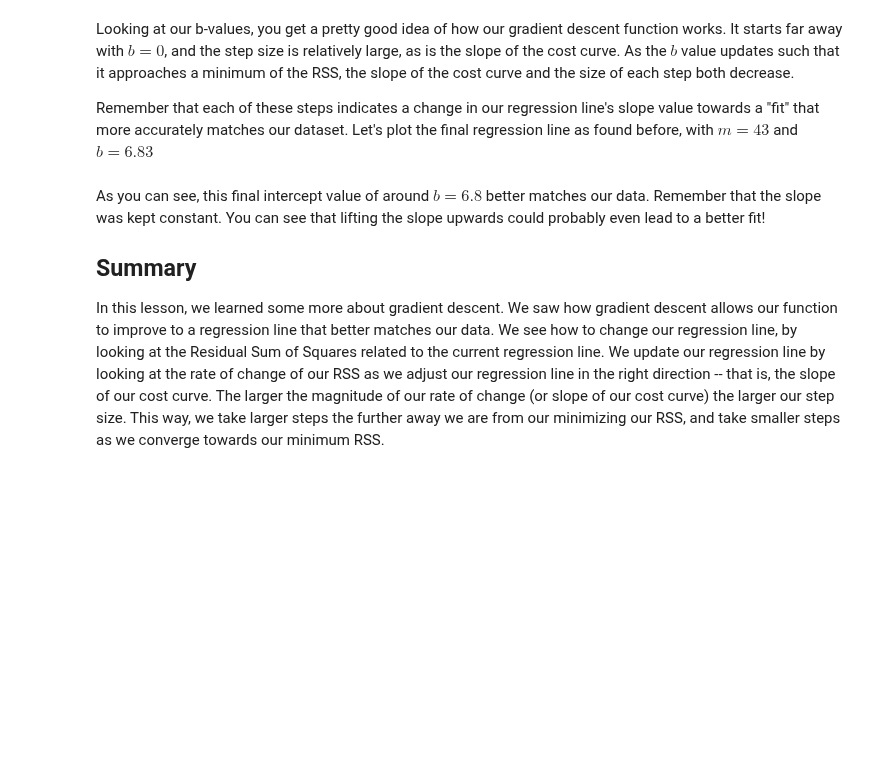
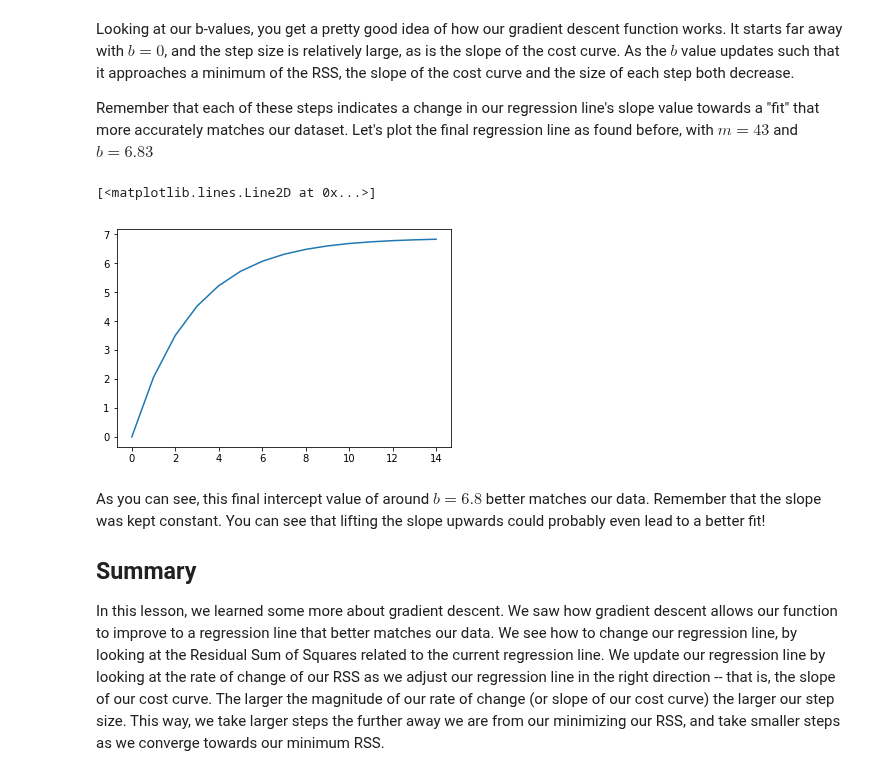
Before and after one commit to npschafer/dsc-gradient-descent-step-sizes-lab-houston-ds-042219, a Jupyter notebook: index.ipynb, the cells around one changed output. Saved outputs shown, nothing was run; the diff lists cells and outputs as text; code cells hidden in the pictures; blank space fills up the shorter version.

```diff
--- a/index.ipynb
+++ b/index.ipynb
@@ -266,3 +263,8 @@ for step in descent_steps:
+# %%
+plt.plot([x['b'] for x in descent_steps])
+# %% [output]
+[<matplotlib.lines.Line2D at 0x...>]
+[figure, added]
 # %% [markdown]
 As you can see, this final intercept value of around $b=6.8$ better matches our data. Remember that the slope was kept constant. You can see that lifting the slope upwards could probably even lead to a better fit!
 
```
Also changed, not shown: parts of 1 cell of this notebook.
